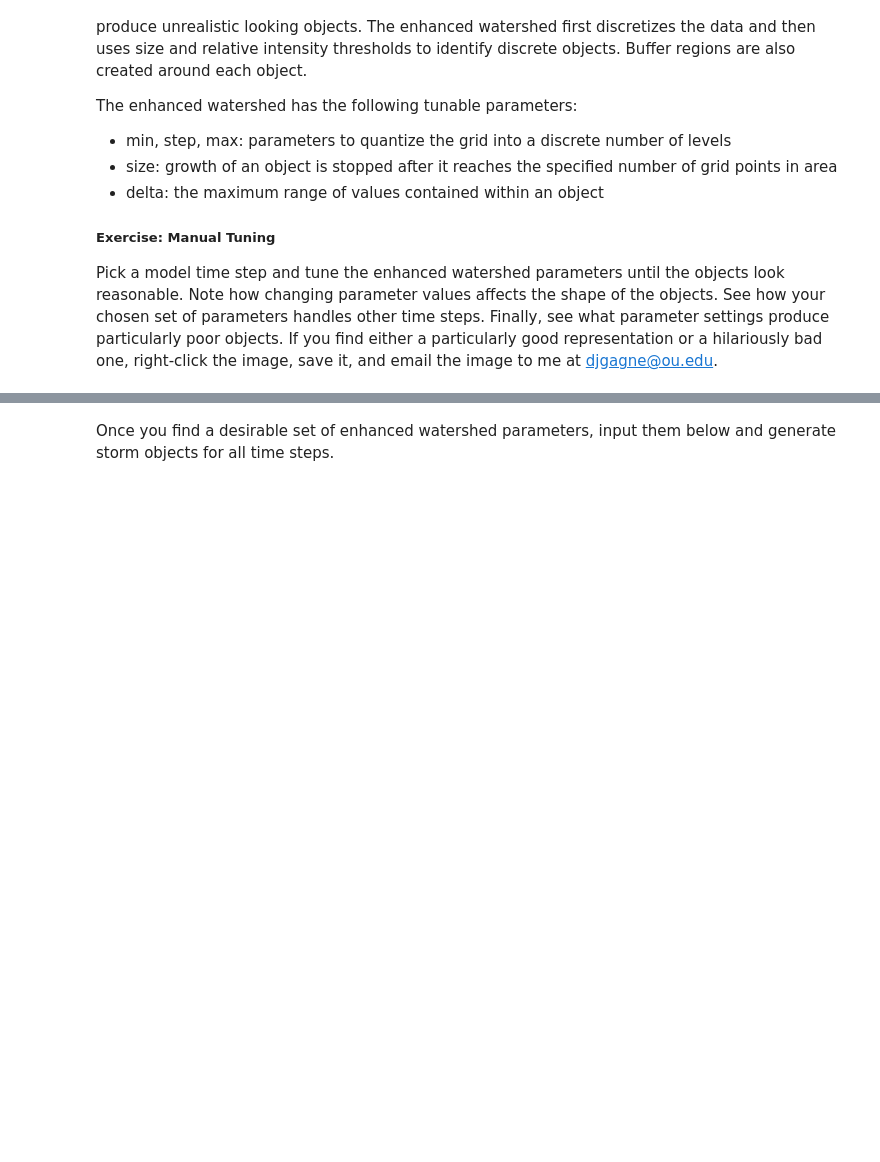
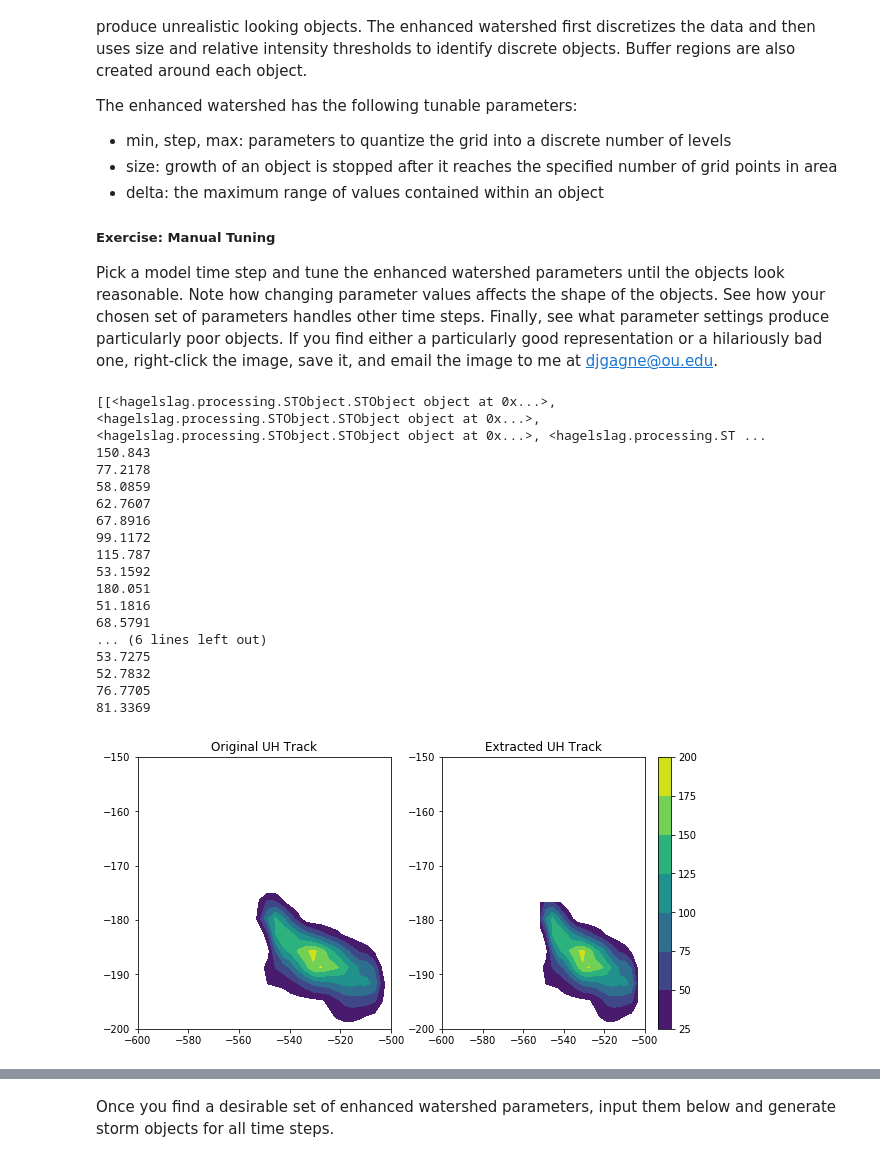
Before and after one commit to djgagne/hagelslag, a Jupyter notebook: demos/unidata_users_workshop_2015.ipynb, the cells around one changed output, grey strips where cells are left out. Cells and saved outputs as stored; diff of their text form; code cells hidden in the pictures; blank space fills up the shorter version.

```diff
--- a/demos/unidata_users_workshop_2015.ipynb
+++ b/demos/unidata_users_workshop_2015.ipynb
@@ -134,6 +135,45 @@ The enhanced watershed has the following tunable parameters:
 
 ##### Exercise: Manual Tuning
 Pick a model time step and tune the enhanced watershed parameters until the objects look reasonable. Note how changing parameter values affects the shape of the objects. See how your chosen set of parameters handles other time steps. Finally, see what parameter settings produce particularly poor objects. If you find either a particularly good representation or a hilariously bad one, right-click the image, save it, and email the image to me at djgagne@ou.edu.
+# %%
+plt.figure(figsize=(10 ,5))
+model_grid.data.shape
+label_grid = label_storm_objects(model_grid.data[11], "hyst", 10, 50, min_area=2, max_area=100)
+storm_objs = extract_storm_objects(label_grid, model_grid.data[11], model_grid.x, model_grid.y, np.array([0]))
+print(storm_objs)
+plt.subplot(1, 2, 1)
+plt.title("Original UH Track")
+plt.contourf(model_grid.x / 1000, model_grid.y / 1000, model_grid.data[11], np.arange(25, 225, 25))
+plt.xlim(-600, -500)
+plt.ylim(-200, -150)
+plt.subplot(1, 2, 2)
+for storm_obj in storm_objs[0]:
+    print(storm_obj.timesteps[0].max())
+    plt.contourf(storm_obj.x[0] / 1000, storm_obj.y[0] / 1000, storm_obj.timesteps[0], np.arange(25, 225, 25))
+plt.xlim(-600, -500)
+plt.ylim(-200, -150)
+plt.colorbar()
+plt.title("Extracted UH Track")
+plt.savefig("extracted_uh_comp.png", dpi=200, bbox_inches="tight")
+# %% [output]
+[[<hagelslag.processing.STObject.STObject object at 0x...>, <hagelslag.processing.STObject.STObject object at 0x...>, <hagelslag.processing.STObject.STObject object at 0x...>, <hagelslag.processing.ST ...
+150.843
+77.2178
+58.0859
+62.7607
+67.8916
+99.1172
+115.787
+53.1592
+180.051
+51.1816
+68.5791
+... (6 lines left out)
+53.7275
+52.7832
+76.7705
+81.3369
+[figure, added]
 # %%
 def ew_demo(min_max, step_val, size_val=50, delta_val=5, time=12):
     ew = EnhancedWatershed(min_max[0],step_val,min_max[1],size_val,delta_val)
```
Also changed, not shown: parts of 5 cells of this notebook, 1 other file.
